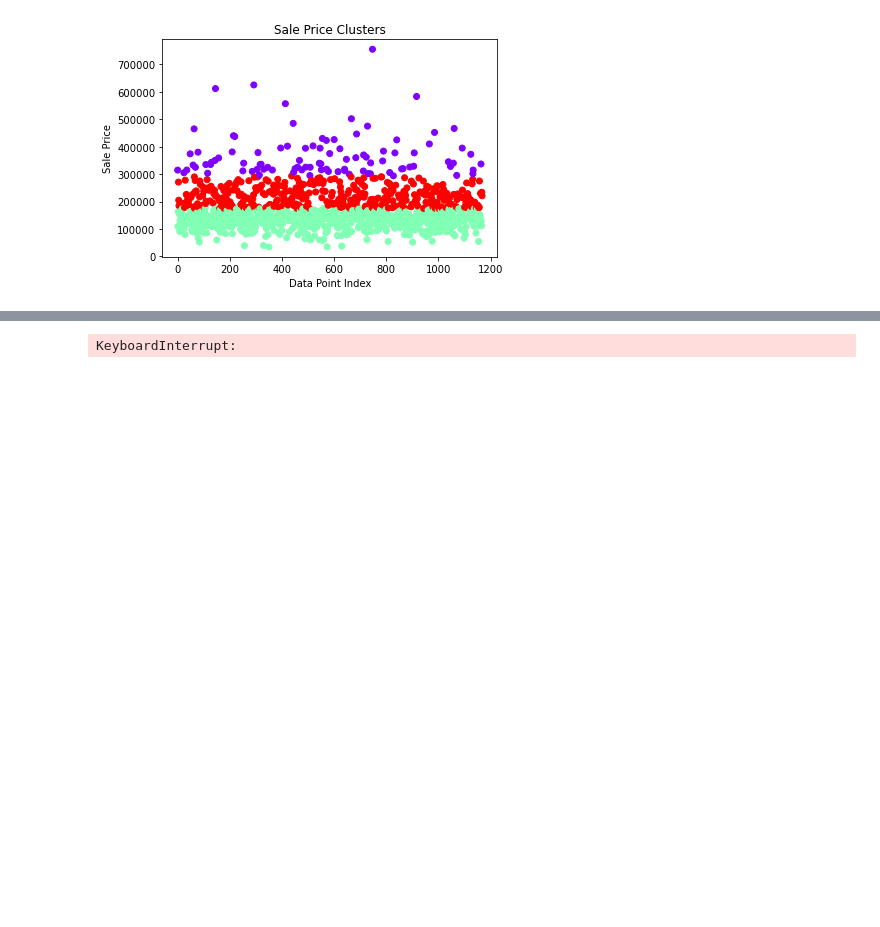
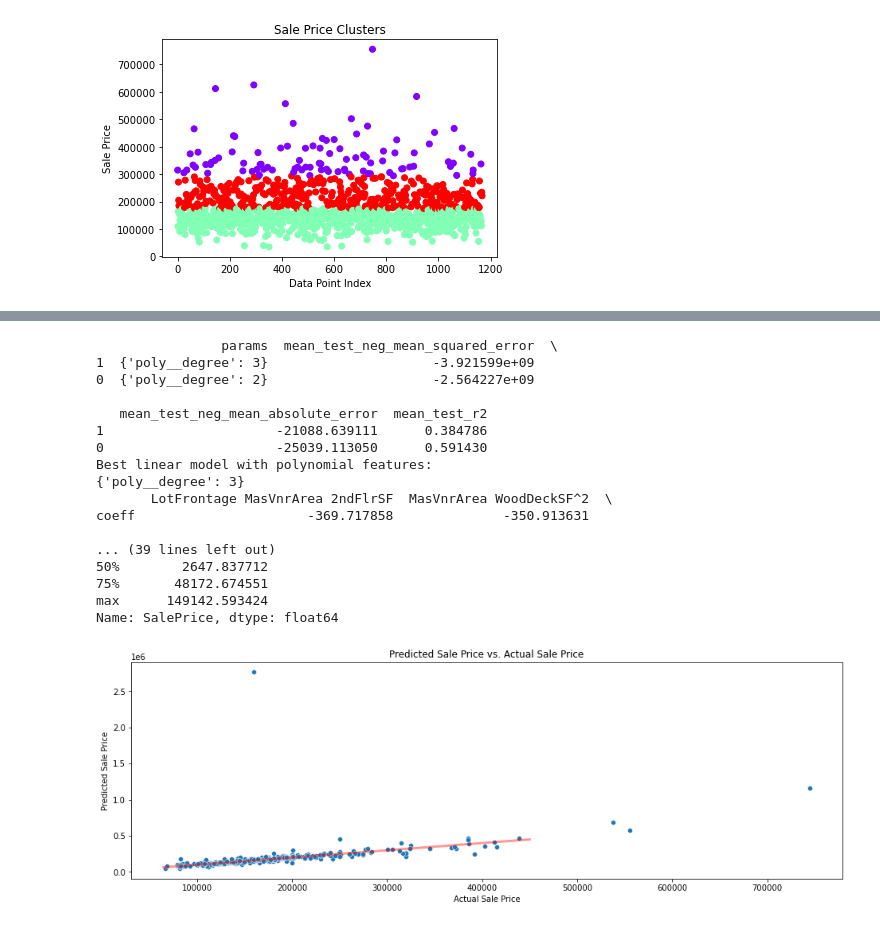
Before and after one commit to rahimrasool/housing_price, a Jupyter notebook: notebooks/linear_reg.ipynb, the cells around one changed output, grey strips where cells are left out. Drawn from its saved outputs; the diff is of its cells as text; code cells hidden in the pictures; blank space fills up the shorter version.

```diff
--- a/notebooks/linear_reg.ipynb
+++ b/notebooks/linear_reg.ipynb
@@ -285,6 +285,8 @@ for col in cont_cols:
 #        x_train_trunc.drop([col], axis=1, inplace=True)
 #        x_test_trunc.drop([col], axis=1, inplace=True)
 # %%
+pd.set_option('display.max_columns', 10)
+
 # Fit linear model with polynomial features
 params = {'poly__degree' : (2,3)}
 ct = ColumnTransformer([
@@ -299,37 +301,53 @@ gs = GridSearchCV(estimator=pipeline,
                   param_grid=params,
                   cv=5,
                   scoring=['neg_mean_squared_error', 'neg_mean_absolute_error', 'r2'],
-                  refit='neg_mean_squared_error')
+                  refit='neg_mean_absolute_error')
 gs.fit(x_train_trunc, y_train)
 
 # Output results
 results = pd.DataFrame(gs.cv_results_)
 results = results.sort_values(by=['mean_test_neg_mean_squared_error'])
 print(results[['params', 'mean_test_neg_mean_squared_error', 'mean_test_neg_mean_absolute_error', 'mean_test_r2']])
 
 # Output the number of degrees that gives the best fit for the polynomial model
 print('Best linear model with polynomial features:')
 print(gs.best_params_)
 
 # Print coefficients
 coeffs = pd.DataFrame(data=np.reshape(gs.best_estimator_['regr'].coef_, (1,-1)),
                       columns=gs.best_estimator_['poly'].get_feature_names(x_train_trunc.columns), index=['coeff'] )
 print(coeffs.sort_values(by='coeff', axis=1))
 
 # Predict housing values for the test set using the best polynomial model
 y_test_hat = gs.predict(x_test_trunc)
 
 # Compute model evaluation metrics for the best polynomial model
 metrics(y_test, y_test_hat)
 
 # Plot actual vs. predicted
 plt.figure(figsize=(16,5))
 plot = sns.scatterplot(x=y_test, y=y_test_hat)
-plot.set(xlabel='Actual Sales Price', ylabel='Predicted Sales Price')
+plot.set(xlabel='Actual Sale Price', ylabel='Predicted Sale Price')
 plot.set_title('Predicted Sale Price vs. Actual Sale Price')
 plt.plot(np.array([65000.,450000.]), np.array([65000.,450000.]), color='red', alpha=0.4, linewidth=3)
-plt.ylim((-100000000000000,100000000000000))
 plt.show()
 # %% [output]
-KeyboardInterrupt:
+                params  mean_test_neg_mean_squared_error  \
+1  {'poly__degree': 3}                     -3.921599e+09
+0  {'poly__degree': 2}                     -2.564227e+09
+
+   mean_test_neg_mean_absolute_error  mean_test_r2
+1                      -21088.639111      0.384786
+0                      -25039.113050      0.591430
+Best linear model with polynomial features:
+{'poly__degree': 3}
+       LotFrontage MasVnrArea 2ndFlrSF  MasVnrArea WoodDeckSF^2  \
+coeff                      -369.717858              -350.913631
+
+... (39 lines left out)
+50%        2647.837712
+75%       48172.674551
+max      149142.593424
+Name: SalePrice, dtype: float64
+[figure, added]
 # %%
```
Also changed, not shown: parts of 3 cells of this notebook, 1 other file.
